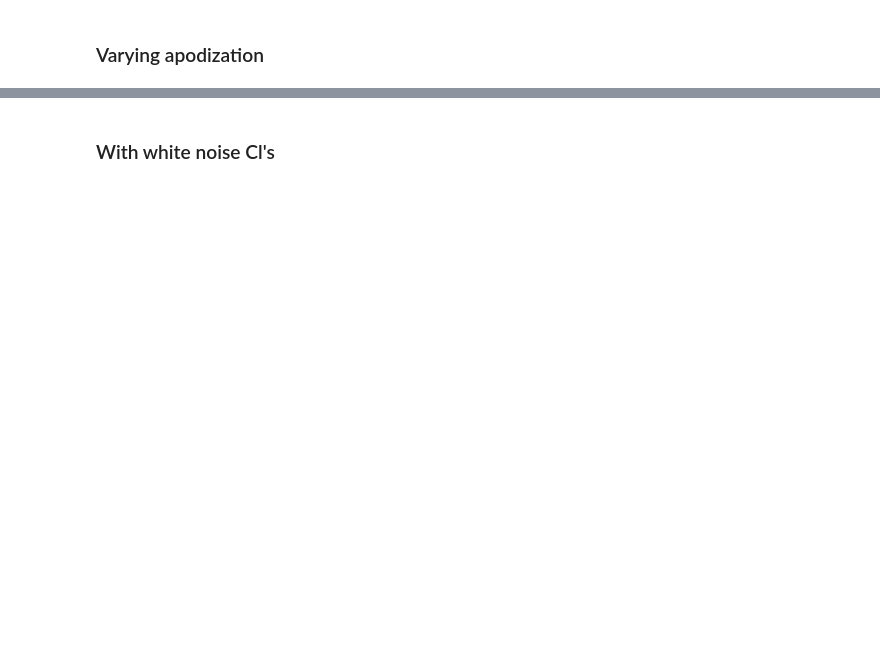
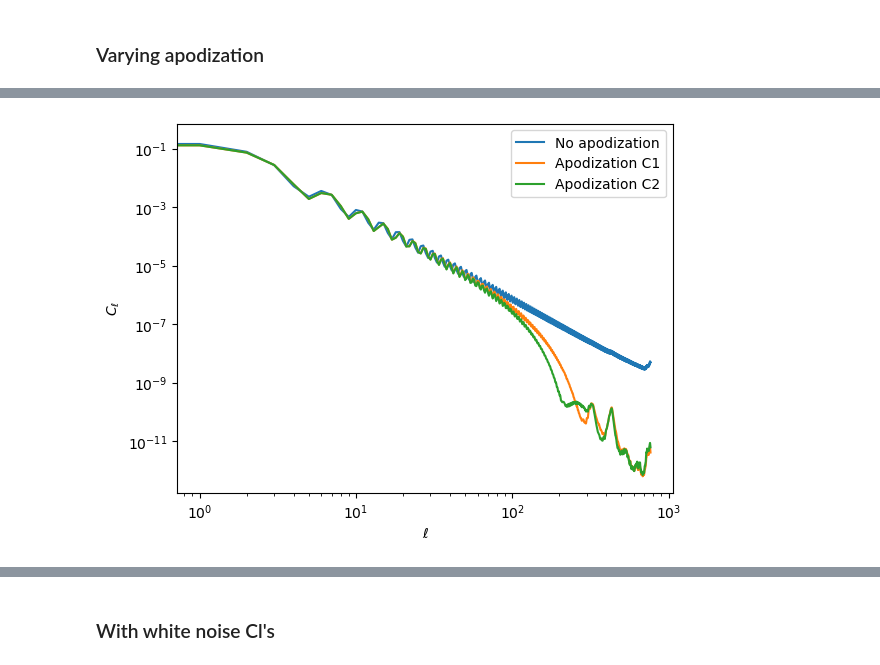
Before and after one commit to gouyoub/estimators_phot, a Jupyter notebook: test_posdef_cov.ipynb, the cells around one changed output, grey strips where cells are left out. Drawn from its saved outputs; the diff is of its cells as text; code cells hidden in the pictures; blank space fills up the shorter version.

```diff
--- a/test_posdef_cov.ipynb
+++ b/test_posdef_cov.ipynb
@@ -144,0 +239,16 @@ MemoryError: Unable to allocate 428. GiB for an array with shape (239616, 239616
+# %%
+cl_mask_flagship = hp.anafast(mask_flagship)
+cl_mask_flagship_C1 = hp.anafast(mask_flagship_C1)
+cl_mask_flagship_C2 = hp.anafast(mask_flagship_C2)
+
+plt.figure()
+plt.loglog(cl_mask_flagship, label='No apodization')
+plt.loglog(cl_mask_flagship_C1, label='Apodization C1')
+plt.loglog(cl_mask_flagship_C2, label='Apodization C2')
+plt.xlabel('$\ell$')
+plt.ylabel('$C_\ell$')
+
+plt.legend()
+plt.show()
+# %% [output]
+[figure, added]
```
Also changed, not shown: parts of 40 cells of this notebook, 9 other files.
